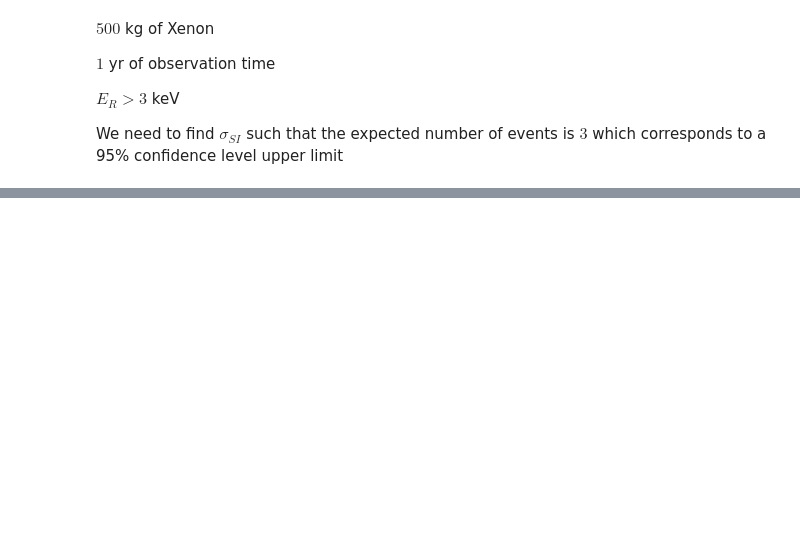
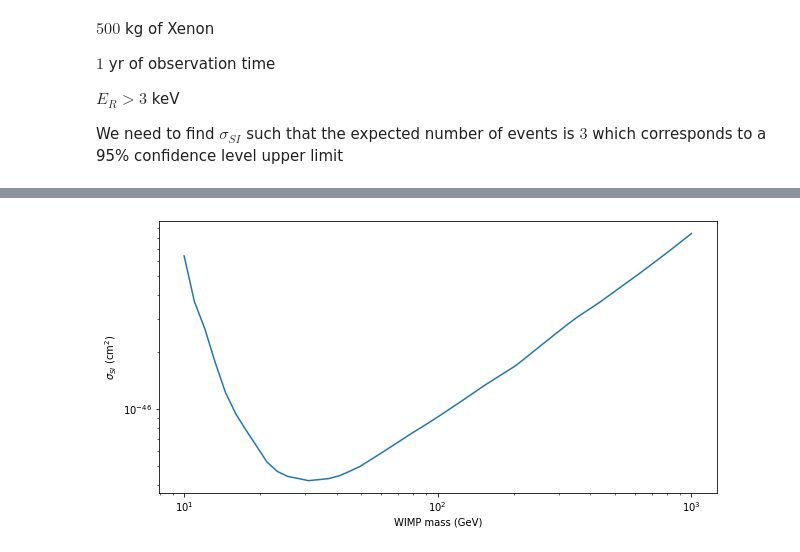
Before and after one commit to adam-coogan/gss19_subhalos, a Jupyter notebook: week_3/anders.ipynb, the cells around one changed output, grey strips where cells are left out. Drawn from its saved outputs; the diff is of its cells as text; code cells hidden in the pictures; blank space fills up the shorter version.

```diff
--- a/week_3/anders.ipynb
+++ b/week_3/anders.ipynb
@@ -5,31 +5,35 @@ from scipy.interpolate import interp1d
 from scipy.integrate import quad
 from scipy.optimize import fsolve
 
-cm   = 1.
-GeV  = 1.
+MeV  = 1.
+m    = 1.
 s    = 1.
-eV   = 10**-9*GeV
+
+eV   = 1e-6*MeV
+GeV  = 1e9*eV
 keV  = 10**3*eV
 MeV  = 10**6*eV
-yr   = 365*24*60*60*s
-kg   = 5.6095883571872e+35*eV
-c    = 3e10*cm/s
-km   = cm*10**5
+kg   = (1.78e-36)**-1*eV
 g    = 10**-3*kg
 amu  = 931.494*MeV
 
+yr   = 365*24*60*60*s
+cm   = m*10**-2
+km   = cm*10**5
 
-#atomic mass number of Xe (unitless)
+c    = 3e8*m/s
+
+#atomic mass number of Xe
 A_Xe = 131.293
-#molar mass of Xe (grams/mol)
+#molar mass of Xe
 M_Xe = A_Xe*g
-#atomic mass of Xe (grams)
+#atomic mass of Xe
 m_Xe = A_Xe*amu
-#bulk mass of Xe (grams)
+#bulk mass of Xe
 m_Xe_bulk = 500*kg
-#Avogadro constant (particles/mol)
+#Avogadro constant
 N_A  = 6.02214086e23
-# minimum recoil energy for detection
+#minimum recoil energy for detection
 E_R_low = 3*keV
 #proton mass
 m_p = 938.272*MeV
@@ -104,12 +115,14 @@ plt.show()
 # %%
 sigma_SI_data = np.genfromtxt('sigmaSI.csv', delimiter=',')
 
-sigma_SI=interp1d(sigma_SI_data[:,0]*GeV,sigma_SI_data[:,1],kind='linear',fill_value='extrapolate')
+sigma_SI=interp1d(sigma_SI_data[:,0]*GeV,sigma_SI_data[:,1]*cm**2,kind='linear',fill_value='extrapolate')
 WIMP_mass_vect = np.logspace(1, 3)*GeV
 plt.figure(figsize=(10,5))
-plt.plot(WIMP_mass_vect*GeV**-1, sigma_SI(WIMP_mass_vect))
+plt.plot(WIMP_mass_vect*GeV**-1, sigma_SI(WIMP_mass_vect)*cm**-2)
 plt.yscale('log')
 plt.xscale('log')
 plt.ylabel(r'$\sigma_{SI}$ (cm$^2$)')
 plt.xlabel(r'WIMP mass (GeV)')
 plt.show()
+# %% [output]
+[figure, added]
```
Also changed, not shown: parts of 2 cells of this notebook.
